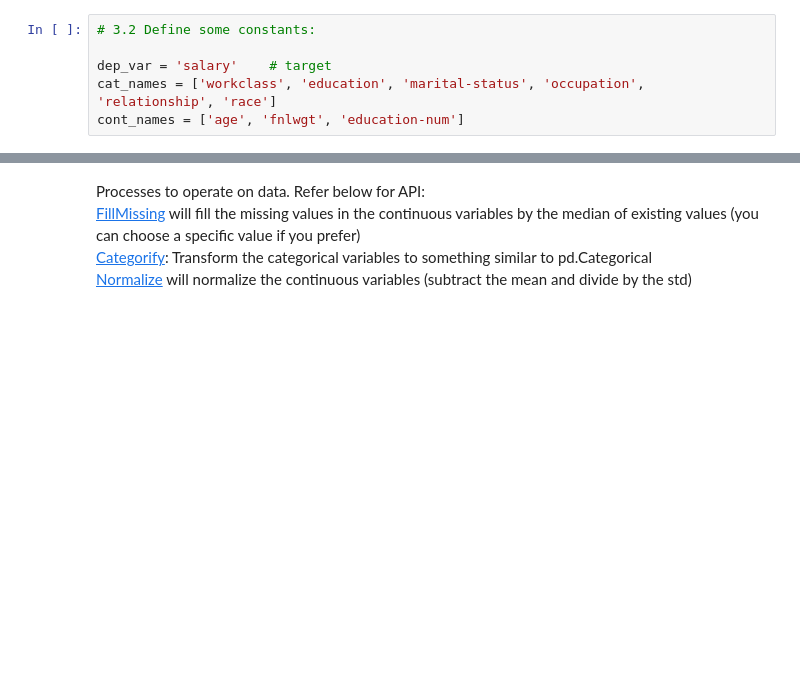
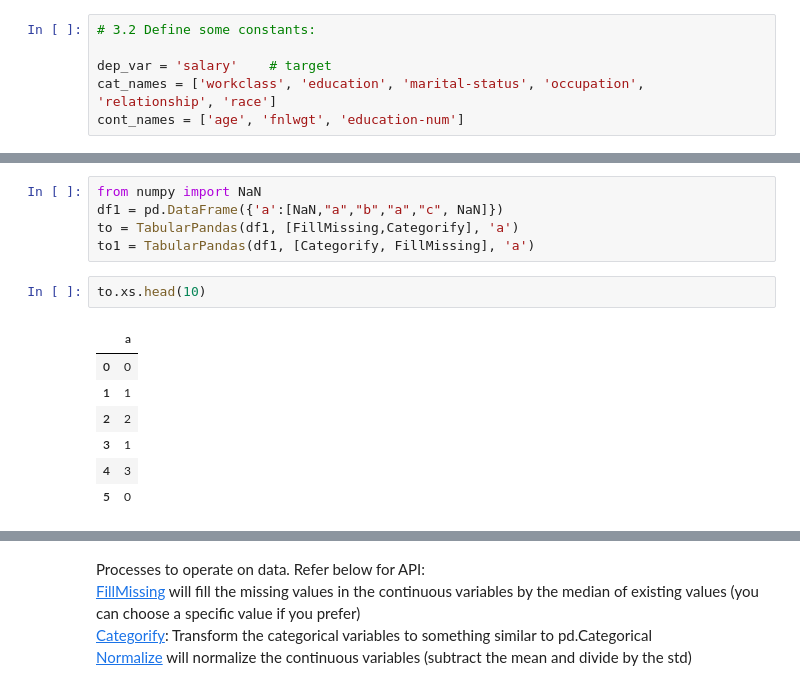
Before and after one commit to harnalashok/deeplearning, a Jupyter notebook: Tabular_data_with_fastai.ipynb, the cells around one changed output, grey strips where cells are left out. Cells and saved outputs as stored; diff of their text form; blank space fills up the shorter version.

```diff
--- a/Tabular_data_with_fastai.ipynb
+++ b/Tabular_data_with_fastai.ipynb
@@ -129,0 +168,15 @@ cont_names = ['age', 'fnlwgt', 'education-num']
+# %%
+from numpy import NaN
+df1 = pd.DataFrame({'a':[NaN,"a","b","a","c", NaN]})
+to = TabularPandas(df1, [FillMissing,Categorify], 'a')
+to1 = TabularPandas(df1, [Categorify, FillMissing], 'a')
+# %%
+to.xs.head(10)
+# %% [output]
+|  | a |
+| 0 | 0 |
+| 1 | 1 |
+| 2 | 2 |
+| 3 | 1 |
+| 4 | 3 |
+| 5 | 0 |
```
Also changed, not shown: parts of 13 cells of this notebook.
